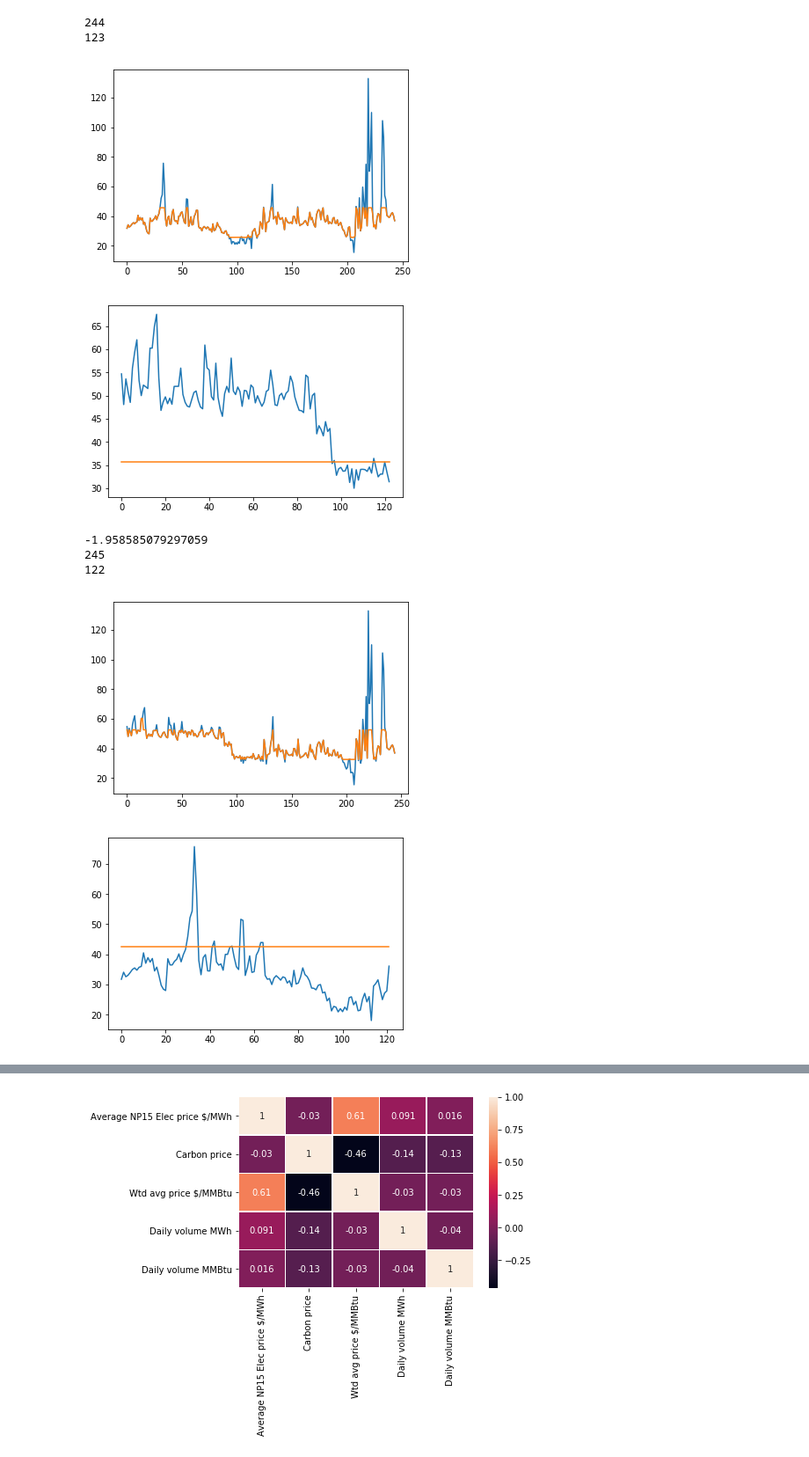
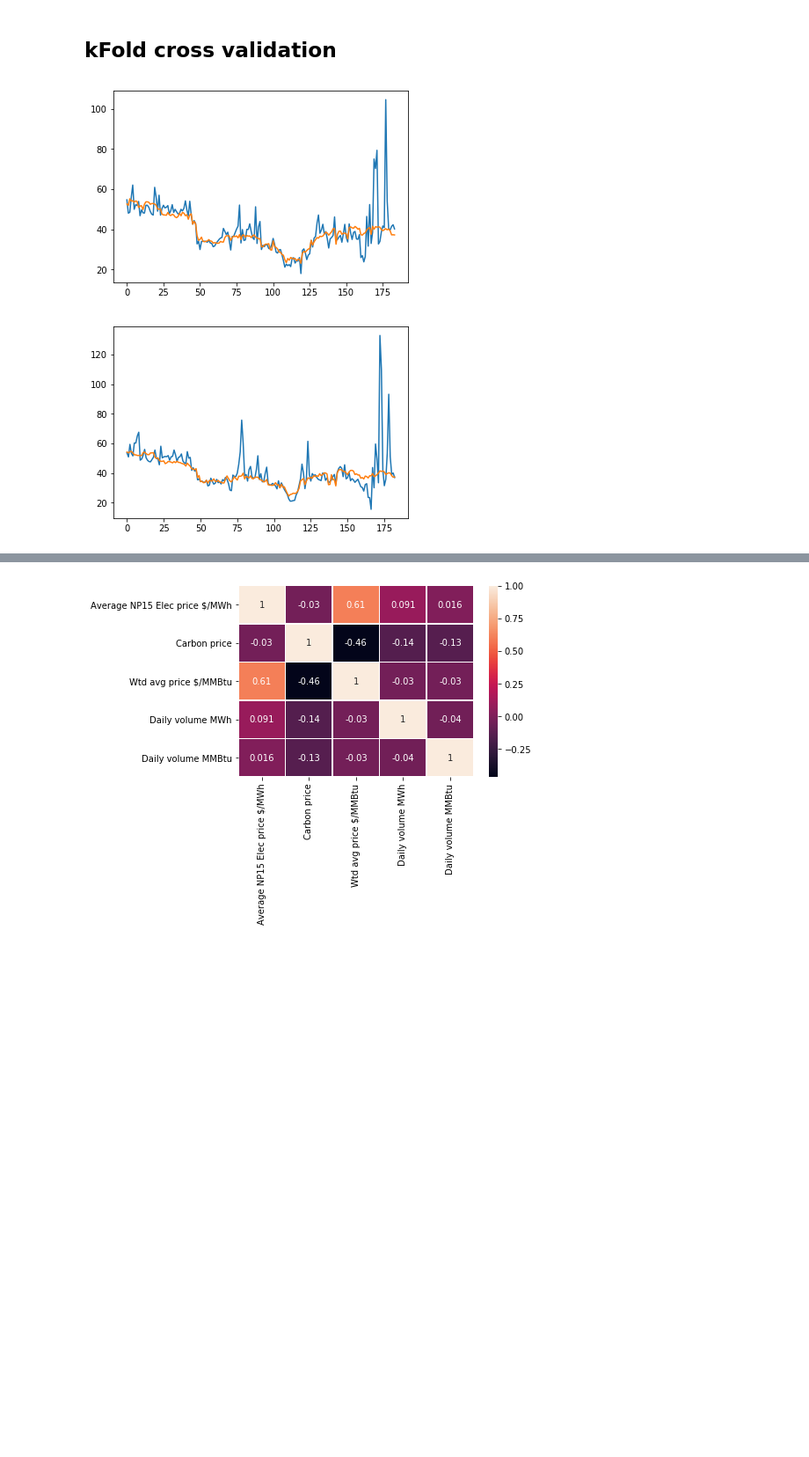
Before and after one commit to chaweewatp/paper04, a Jupyter notebook: SVR.ipynb, the cells around one changed output, grey strips where cells are left out. Shown at 88% size. Drawn from its saved outputs; the diff is of its cells as text; code cells hidden in the pictures; blank space fills up the shorter version.

Commit message:
add kernel

```diff
--- a/SVR.ipynb
+++ b/SVR.ipynb
@@ -31,9 +31,8 @@ y.shape = (len(y))
 # %%
 
-
-clf = SVR(gamma=0.1, C=10, epsilon=0.2)
+# clf = SVR(gamma=0.1, C=10, epsilon=0.2)
+clf = SVR(kernel='linear')
 clf.fit(x, y)
-
 result=clf.predict(x)
 fig = plt.figure()
 ax = fig.add_subplot(111)
@@ -45,35 +42,33 @@ plt.show()
+# %% [markdown]
+## kFold cross validation
 # %%
-kf = KFold(n_splits=3)
+kf = KFold(n_splits=2, shuffle=True)
 kf.get_n_splits(x)
 
 for train_index, test_index in kf.split(x):
 #     print("TRAIN:", train_index, "TEST:", test_index)
     x_train, x_test = x[train_index], x[test_index]
     y_train, y_test = y[train_index], y[test_index]
-    print(len(x_train))
-    print(len(x_test))
-    clf = SVR(gamma=0.1, C=10, epsilon=0.002)
-    clf.fit(x_train, y_train)
-    result=clf.predict(x_train)
-    fig = plt.figure()
-    ax = fig.add_subplot(111)
-    ax.plot(y_train)
-    ax.plot(result)
-    plt.show()
-    result=clf.predict(x_test)
-    fig = plt.figure()
-    ax = fig.add_subplot(111)
-    ax.plot(y_test)
-    ax.plot(result)
-    plt.show()
-    print(clf.score(x_test, y_test))
+#     clf = SVR(gamma=0.1, C=10, epsilon=0.002)
+clf = SVR(kernel='linear')
+
+clf.fit(x_train, y_train)
+result=clf.predict(x_train)
+
+fig = plt.figure()
+ax = fig.add_subplot(111)
+ax.plot(y_train)
+ax.plot(result)
+plt.show()
+
+# print('train score:', clf.score(result, y_train))
+result=clf.predict(x_test)
+fig = plt.figure()
+ax = fig.add_subplot(111)
+ax.plot(y_test)
+ax.plot(result)
+plt.show()
+# print('test score:', clf.score(result, y_test))
 # %% [output]
-244
-123
-[figure, old version]
+[figure, new version]
-[figure, old version]
+[figure, new version]
--1.958585079297059
-245
-122
-[figure, removed]
-[figure, removed]
```
Also changed, not shown: parts of 16 cells of this notebook, 4 other files.
